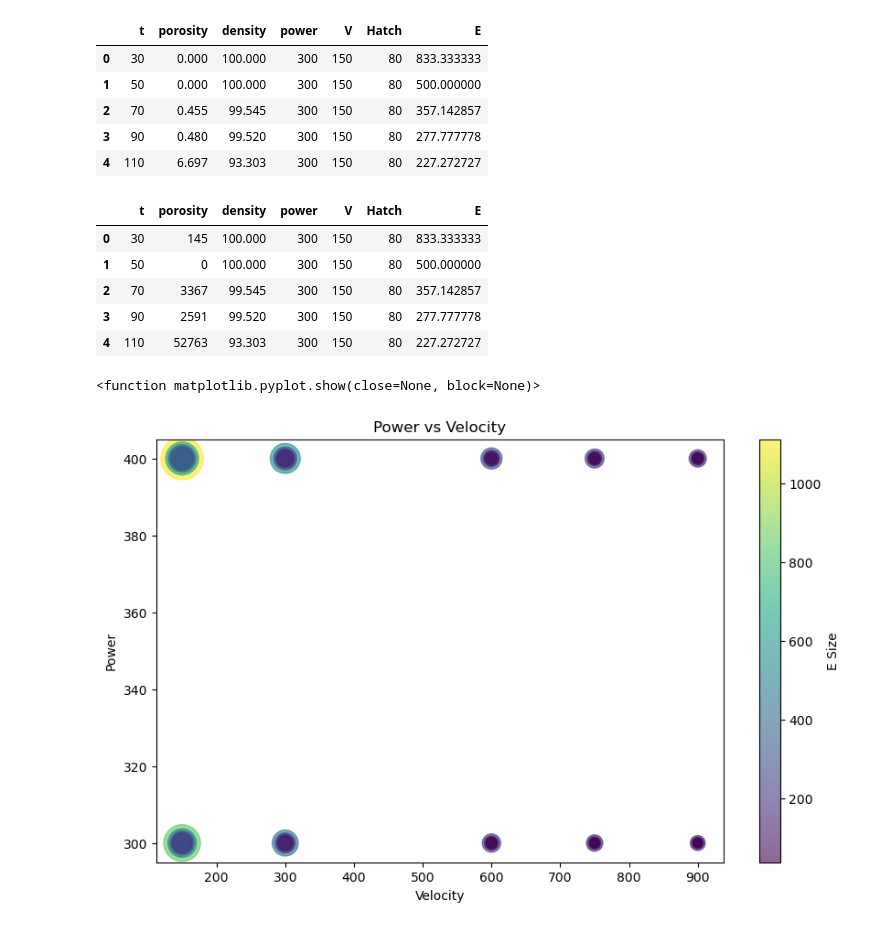
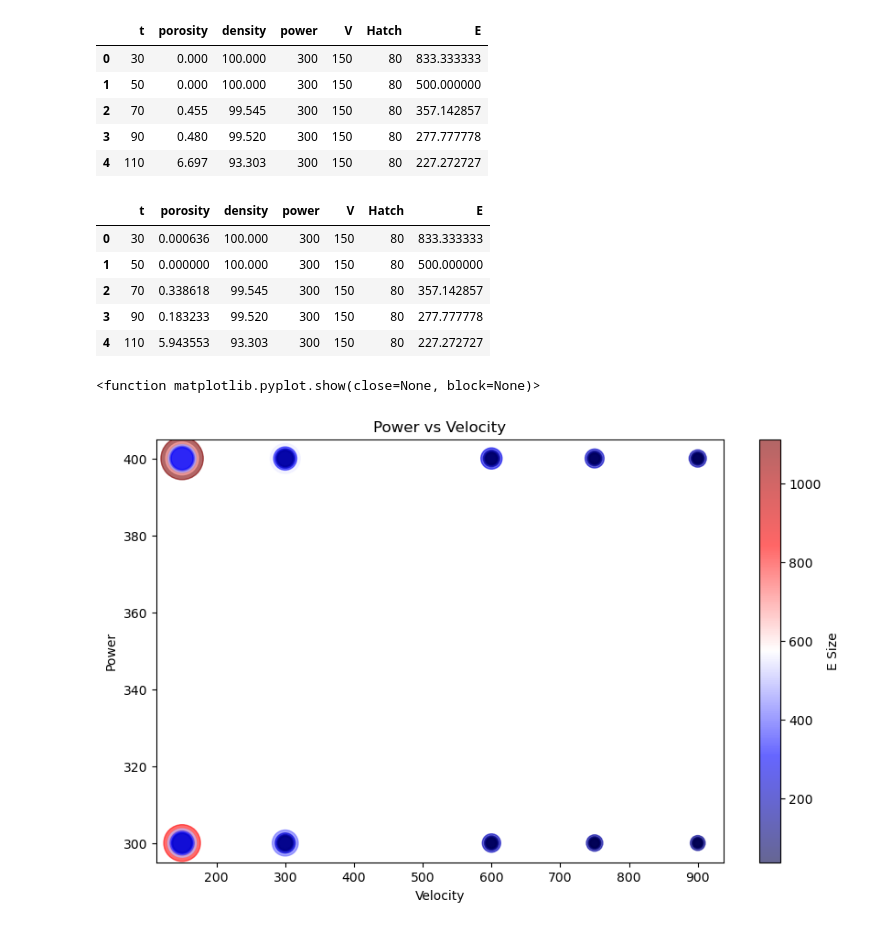
Before and after one commit to kenieveges/Korobov_YouTube, a Jupyter notebook: AlSi10Mg - Analysis/main_AlSi10Mg.ipynb, the cells around one changed output. Saved outputs shown, nothing was run; the diff lists cells and outputs as text; code cells hidden in the pictures.

```diff
--- a/AlSi10Mg - Analysis/main_AlSi10Mg.ipynb
+++ b/AlSi10Mg - Analysis/main_AlSi10Mg.ipynb
@@ -51,9 +51,10 @@ plt.imshow(mask_stack[11], cmap="gray")
 [figure]
 # %%
 total_pores_areas = []
+rel_pores_areas = []
 for i, mask in enumerate(mask_stack):
     # Making pores True
-    processed_mask = ~mask
+    processed_mask = ~(mask > 50)
 
     # Calculate total pores area
     labeled_mask = measure.label(processed_mask)
@@ -63,12 +64,15 @@ for i, mask in enumerate(mask_stack):
     for region in region_props:
         total_area += region.area
     total_pores_areas.append(total_area)
+    rel_pores_areas.append(total_area / (processed_mask.shape[0] * processed_mask.shape[1]) * 100)
     # Color all labels into one
     colored_labels = label2rgb(labeled_mask, bg_label=0)
-
-    # Save the processed image
-    output_path = os.path.join(output_folder, f"processed_mask_{i}.png")
-    io.imsave(output_path, img_as_ubyte(colored_labels))
+    # Disable the warning about low contrast
+    with warnings.catch_warnings():
+        warnings.simplefilter("ignore")
+        # Save the processed image
+        output_path = os.path.join(output_folder, f"processed_mask_{i}.png")
+        io.imsave(output_path, img_as_ubyte(colored_labels))
 # %%
 # Display a random image
 rand_idx = np.random.randint(len(mask_stack))
@@ -89,21 +93,21 @@ layer_data.head()
 | 3 | 90 | 0.480 | 99.520 | 300 | 150 | 80 | 277.777778 |
 | 4 | 110 | 6.697 | 93.303 | 300 | 150 | 80 | 227.272727 |
 # %%
-layer_data['porosity'] = total_pores_areas
+layer_data['porosity'] = rel_pores_areas
 layer_data.head()
 # %% [output]
 |  | t | porosity | density | power | V | Hatch | E |
-| 0 | 30 | 145 | 100.000 | 300 | 150 | 80 | 833.333333 |
-| 1 | 50 | 0 | 100.000 | 300 | 150 | 80 | 500.000000 |
-| 2 | 70 | 3367 | 99.545 | 300 | 150 | 80 | 357.142857 |
-| 3 | 90 | 2591 | 99.520 | 300 | 150 | 80 | 277.777778 |
-| 4 | 110 | 52763 | 93.303 | 300 | 150 | 80 | 227.272727 |
+| 0 | 30 | 0.000636 | 100.000 | 300 | 150 | 80 | 833.333333 |
+| 1 | 50 | 0.000000 | 100.000 | 300 | 150 | 80 | 500.000000 |
+| 2 | 70 | 0.338618 | 99.545 | 300 | 150 | 80 | 357.142857 |
+| 3 | 90 | 0.183233 | 99.520 | 300 | 150 | 80 | 277.777778 |
+| 4 | 110 | 5.943553 | 93.303 | 300 | 150 | 80 | 227.272727 |
 # %%
 df = layer_data
 # %%
 # Create a scatter plot
 plt.figure(figsize=(10, 6))
-scatter = plt.scatter(df['V'], df['power'], s=df['E'], c=df['E'], cmap='viridis', alpha=0.6)
+scatter = plt.scatter(df['V'], df['power'], s=df['E'], c=df['E'], cmap='seismic', alpha=0.6)
 
 # Add colorbar
 cbar = plt.colorbar(scatter)
@@ -116,7 +120,7 @@ plt.title('Power vs Velocity')
 plt.show
 # %% [output]
 <function matplotlib.pyplot.show(close=None, block=None)>
-[figure, old version]
+[figure, new version]
 # %%
 # Create a 3D scatter plot
 fig = plt.figure(figsize=(10, 8))
```
Also changed, not shown: parts of 13 cells of this notebook, 50 other files.
